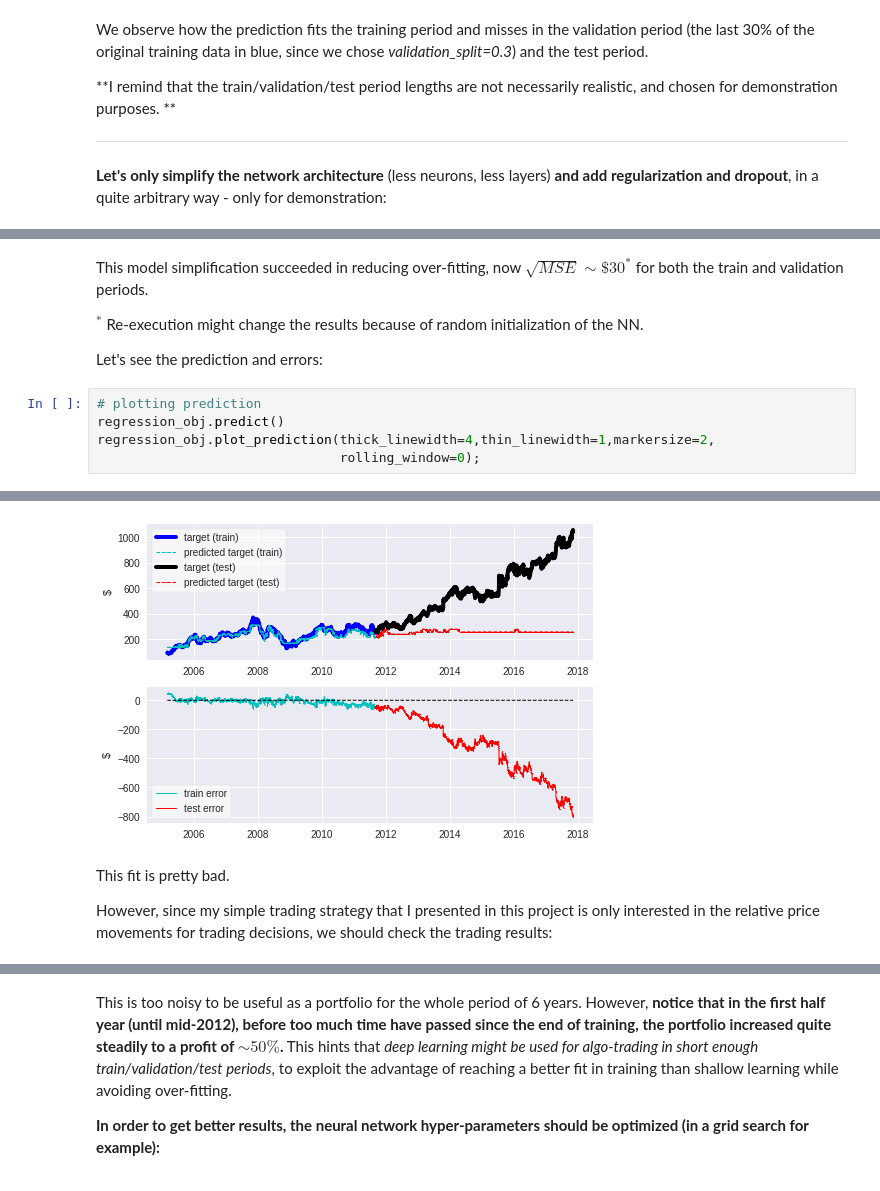
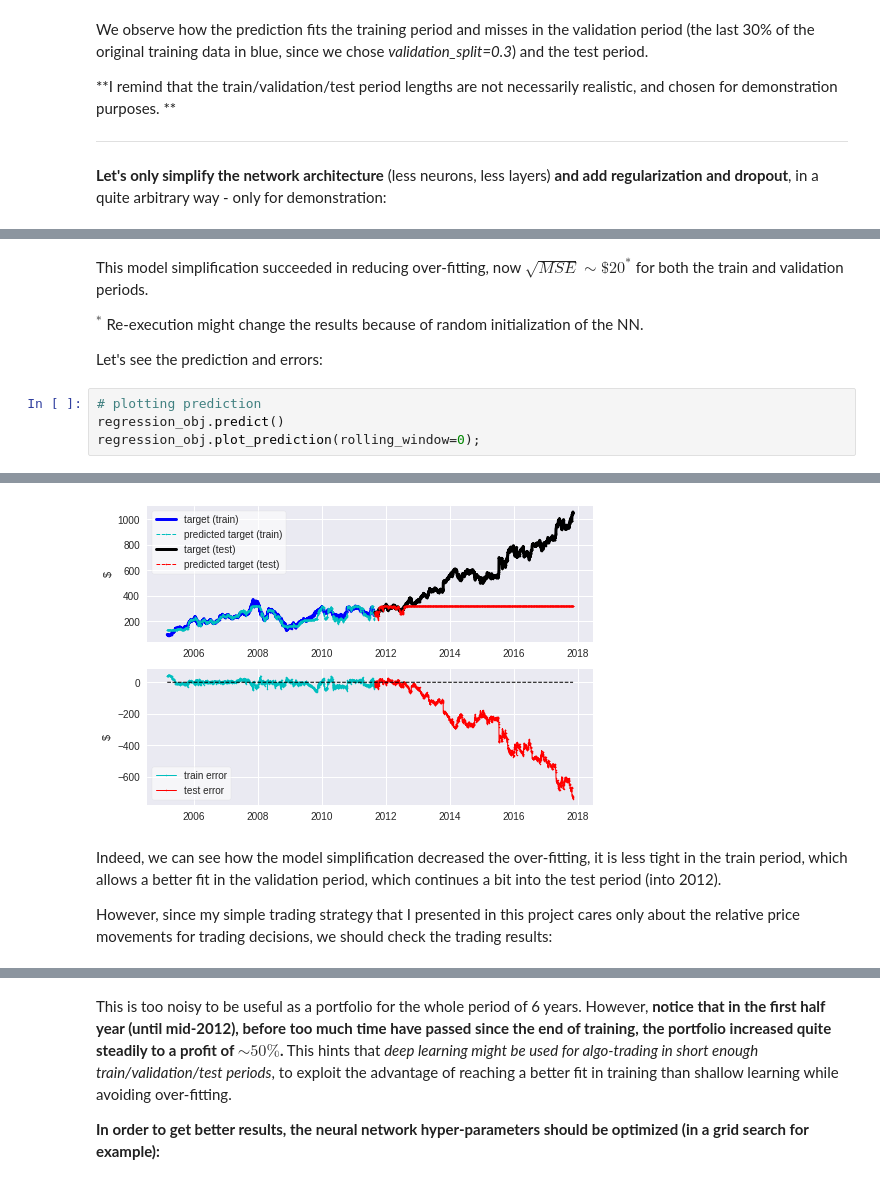
Before and after one commit to Ozziko/AlgoTradingAI, a Jupyter notebook: Oz_Livneh_Algo_Trading_AI.ipynb, the cells around one changed output, grey strips where cells are left out. Drawn from its saved outputs; the diff is of its cells as text.

```diff
--- a/Oz_Livneh_Algo_Trading_AI.ipynb
+++ b/Oz_Livneh_Algo_Trading_AI.ipynb
@@ -1050,5 +1121,5 @@ regression_obj.plot_training()
 # %% [markdown]
-This model simplification succeeded in reducing over-fitting, now $\sqrt{MSE}\sim\$30^*$ for both the train and validation periods.
+This model simplification succeeded in reducing over-fitting, now $\sqrt{MSE}\sim\$20^*$ for both the train and validation periods.
 
 $^*$ Re-execution might change the results because of random initialization of the NN.
 
@@ -1056,6 +1127,5 @@ Let's see the prediction and errors:
 # %%
 # plotting prediction
 regression_obj.predict()
-regression_obj.plot_prediction(thick_linewidth=4,thin_linewidth=1,markersize=2,
-                               rolling_window=0);
+regression_obj.plot_prediction(rolling_window=0);
 # %% [output]
@@ -1065,8 +1135,8 @@ regression_obj.plot_prediction(thick_linewidth=4,thin_linewidth=1,markersize=2,
-[figure, old version]
+[figure, new version]
 # %% [markdown]
-This fit is pretty bad.
+Indeed, we can see how the model simplification decreased the over-fitting, it is less tight in the train period, which allows a better fit in the validation period, which continues a bit into the test period (into 2012).
 
-However, since my simple trading strategy that I presented in this project is only interested in the relative price movements for trading decisions, we should check the trading results:
+However, since my simple trading strategy that I presented in this project cares only about the relative price movements for trading decisions, we should check the trading results:
 # %%
 trading_obj=OzML.trading(pred_test_position_series,
                                 train_test_split_obj.y_test_diff_percents_series)
```
Also changed, not shown: parts of 32 cells of this notebook.
